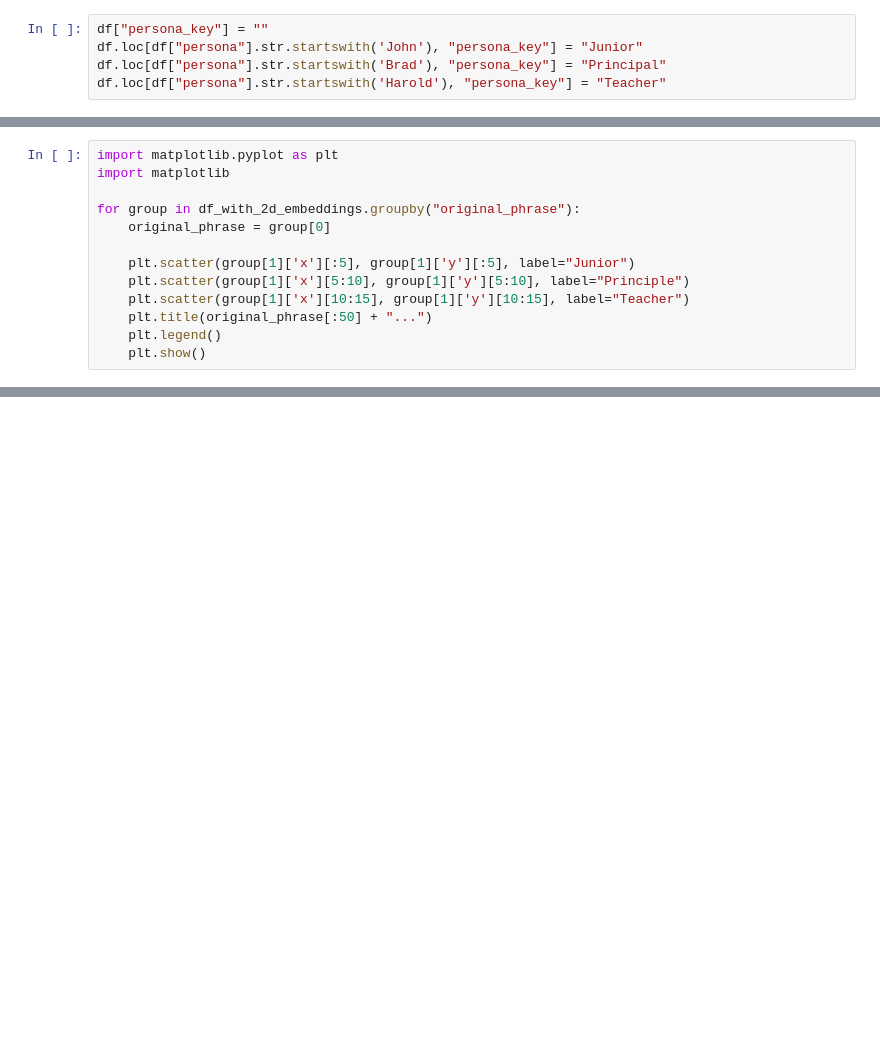
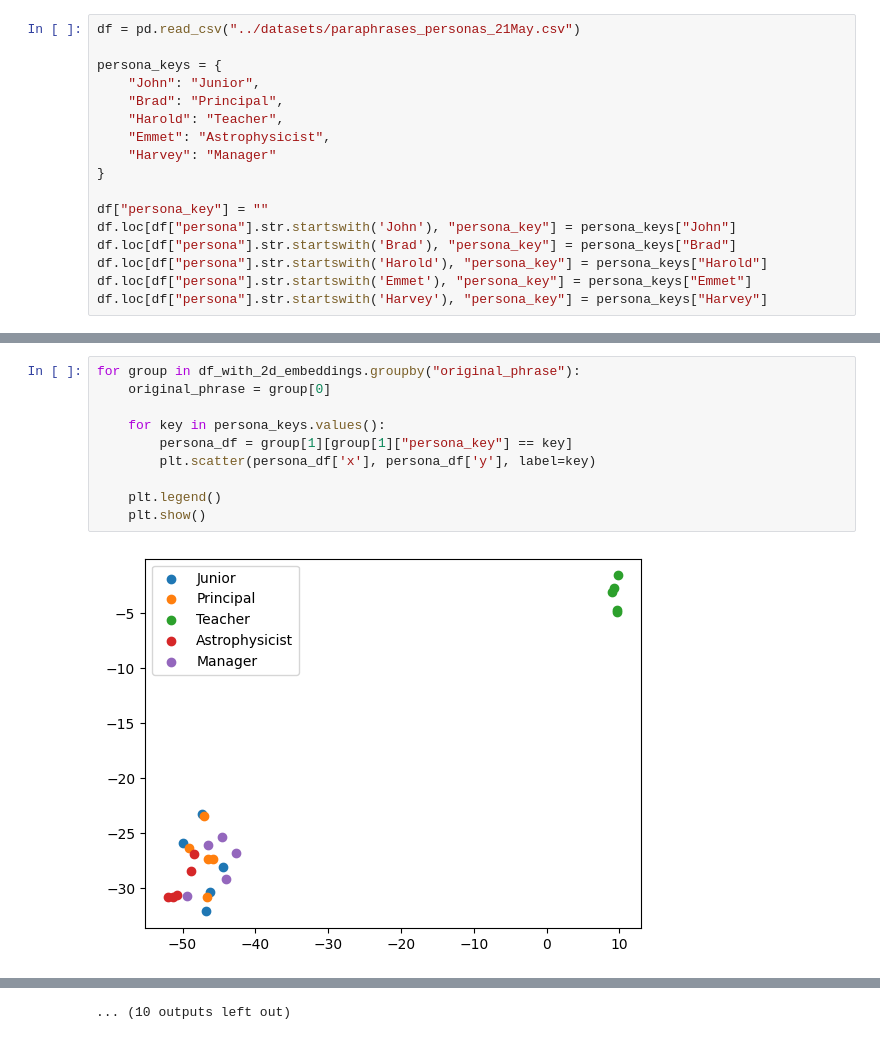
Before and after one commit to apaleyes/code-gen-sensitivity, a Jupyter notebook: personas_experiments/vis.ipynb, the cells around one changed output, grey strips where cells are left out. Drawn from its saved outputs; the diff is of its cells as text; blank space fills up the shorter version.

Commit message:
Updated personas vis notebook

```diff
--- a/personas_experiments/vis.ipynb
+++ b/personas_experiments/vis.ipynb
@@ -9,5 +16,17 @@ df = pd.read_csv("../datasets/paraphrases_personas_14May.csv")
 # %%
+df = pd.read_csv("../datasets/paraphrases_personas_21May.csv")
+
+persona_keys = {
+    "John": "Junior",
+    "Brad": "Principal",
+    "Harold": "Teacher",
+    "Emmet": "Astrophysicist",
+    "Harvey": "Manager"
+}
+
 df["persona_key"] = ""
-df.loc[df["persona"].str.startswith('John'), "persona_key"] = "Junior"
-df.loc[df["persona"].str.startswith('Brad'), "persona_key"] = "Principal"
-df.loc[df["persona"].str.startswith('Harold'), "persona_key"] = "Teacher"
+df.loc[df["persona"].str.startswith('John'), "persona_key"] = persona_keys["John"]
+df.loc[df["persona"].str.startswith('Brad'), "persona_key"] = persona_keys["Brad"]
+df.loc[df["persona"].str.startswith('Harold'), "persona_key"] = persona_keys["Harold"]
+df.loc[df["persona"].str.startswith('Emmet'), "persona_key"] = persona_keys["Emmet"]
+df.loc[df["persona"].str.startswith('Harvey'), "persona_key"] = persona_keys["Harvey"]
@@ -35,13 +51,0 @@ df_with_2d_embeddings['y'] = vis_dims[:,1]
-# %%
-import matplotlib.pyplot as plt
-import matplotlib
-
-for group in df_with_2d_embeddings.groupby("original_phrase"):
-    original_phrase = group[0]
-
-    plt.scatter(group[1]['x'][:5], group[1]['y'][:5], label="Junior")
-    plt.scatter(group[1]['x'][5:10], group[1]['y'][5:10], label="Principle")
-    plt.scatter(group[1]['x'][10:15], group[1]['y'][10:15], label="Teacher")
-    plt.title(original_phrase[:50] + "...")
-    plt.legend()
-    plt.show()
@@ -61,0 +70,12 @@ for group in df_with_2d_embeddings.groupby("original_phrase"):
+# %%
+for group in df_with_2d_embeddings.groupby("original_phrase"):
+    original_phrase = group[0]
+
+    for key in persona_keys.values():
+        persona_df = group[1][group[1]["persona_key"] == key]
+        plt.scatter(persona_df['x'], persona_df['y'], label=key)
+
+    plt.legend()
+    plt.show()
+# %% [output]
+[figure, added]
@@ -61,0 +93 @@ for group in df_with_2d_embeddings.groupby("original_phrase"):
+... (10 outputs left out)
```
Also changed, not shown: parts of 16 cells of this notebook, 1 other file.
